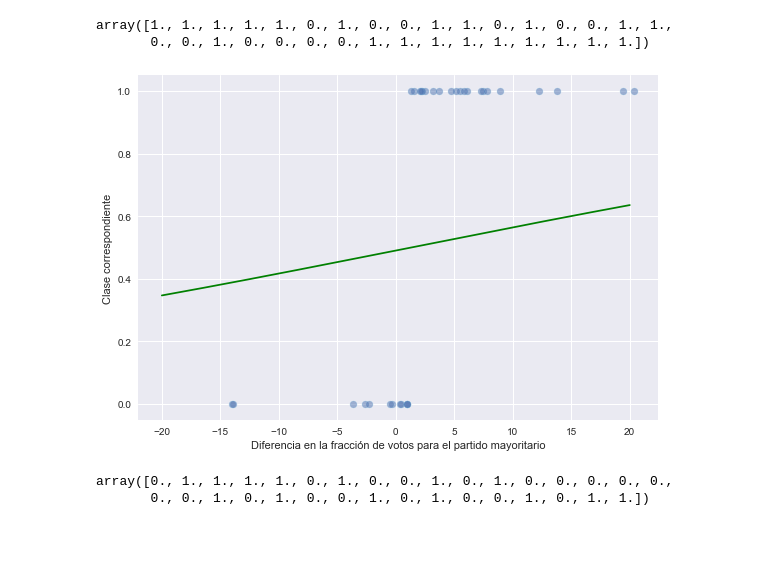
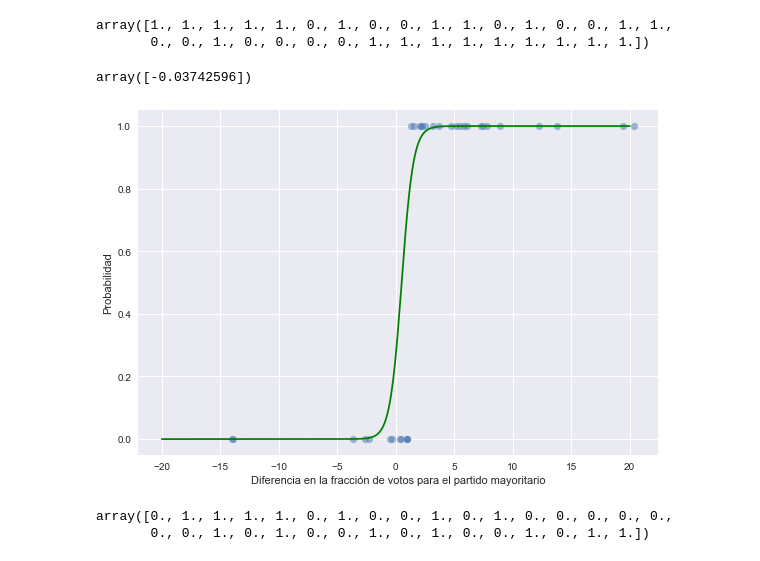
Before and after one commit to MiguelPerilla2233/Proyecto2, a Jupyter notebook: main.ipynb, the cells around one changed output. Cells and saved outputs as stored; diff of their text form; code cells hidden in the pictures.

```diff
--- a/main.ipynb
+++ b/main.ipynb
@@ -36,20 +36,28 @@ Y_predict
 # %% [output]
 array([1., 1., 1., 1., 1., 0., 1., 0., 0., 1., 1., 0., 1., 0., 0., 1., 1.,
        0., 0., 1., 0., 0., 0., 0., 1., 1., 1., 1., 1., 1., 1., 1., 1.])
+# %%
+classifier.intercept_
+# %% [output]
+array([-0.03742596])
 # %%
+def logistic(x, beta, alpha=0):
+    return 1.0 / (1.0 + np.exp(np.dot(beta, x) + alpha))
+
 t = np.linspace(-20,20,1000)
-p = 1/(1+np.exp(-classifier.coef_*t-classifier.intercept_))
+p = 1/(1+np.exp(classifier.coef_*t+classifier.intercept_))
 
 plt.figure()
 plt.style.use('seaborn')
 plt.scatter(X, Y_predict, edgecolor = 'skyblue', s=50, alpha=0.5)
-plt.plot(t, p.T, 'g')
+# plt.plot(t, p.T, 'g')
+plt.plot(t, logistic(t, -2, 1), 'g')
 plt.xlabel('Diferencia en la fracción de votos para el partido mayoritario')
-plt.ylabel('Clase correspondiente')
+plt.ylabel('Probabilidad')
 plt.tight_layout()
 plt.savefig('results/model.png')
 # %% [output]
-[figure, old version]
+[figure, new version]
 # %%
 test = np.ones(33)
 val = data_2022['Partido'] == data_2018['Partido']
```
Also changed, not shown: 1 other file.
